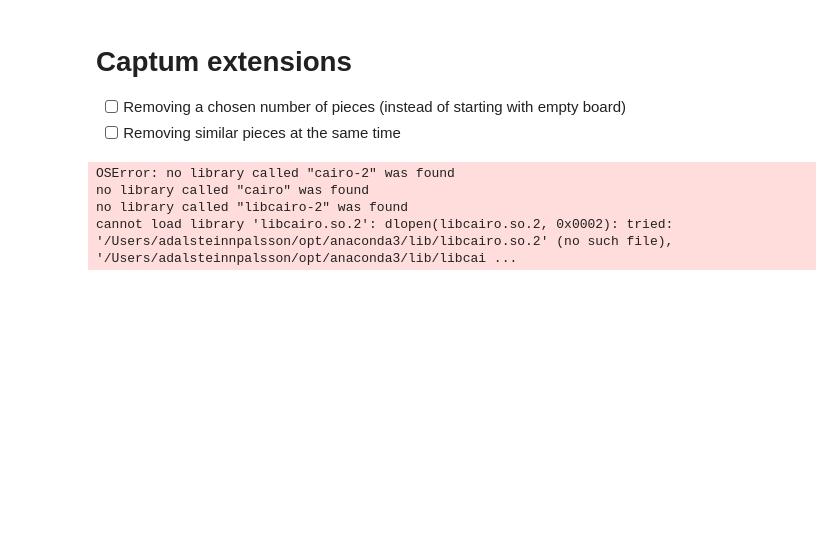
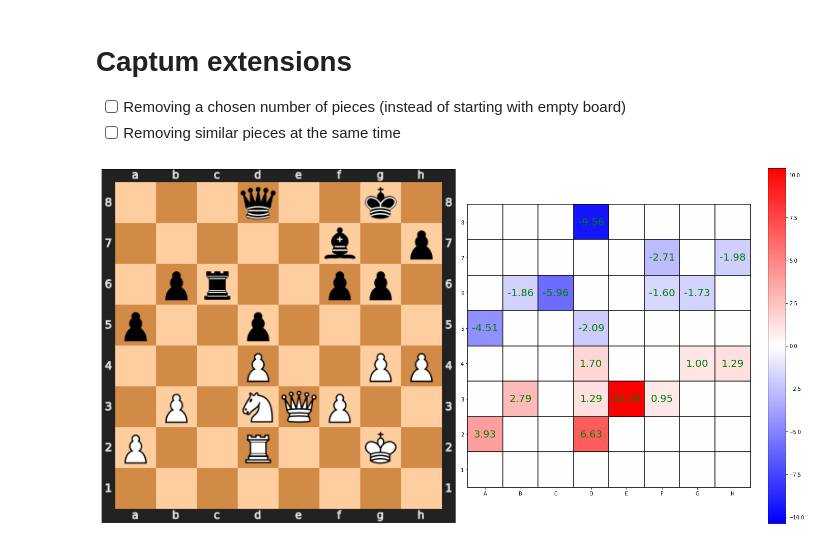
Before and after one commit to adalsteinnpals/stockfish_explain, a Jupyter notebook: captum_methods.ipynb, the cells around one changed output. Drawn from its saved outputs; the diff is of its cells as text; code cells hidden in the pictures; blank space fills up the shorter version.

```diff
--- a/captum_methods.ipynb
+++ b/captum_methods.ipynb
@@ -4,7 +4,6 @@
 - [ ] Removing a chosen number of pieces (instead of starting with empty board)
 - [ ] Removing similar pieces at the same time
 # %%
-import torch
 from captum.attr._core.shapley_value import *
 from captum._utils.common import (
     _expand_additional_forward_args,
@@ -21,6 +20,7 @@ from captum.attr._utils.common import (
     _format_input_baseline,
     _tensorize_baseline,
 )
+import pdb
 
 
 class NewSVS(ShapleyValueSampling):
@@ -69,7 +69,7 @@ class NewSVS(ShapleyValueSampling):
                 attr_progress = progress(
                     desc=f"{self.get_name()} attribution",
                     total=self._get_n_evaluations(
-                        total_features, n_samples, perturbations_per_eval
+                        min(num_pertub, total_features), n_samples, perturbations_per_eval
                     )
                     + 1,  # add 1 for the initial eval
                 )
@@ -93,7 +93,12 @@ class NewSVS(ShapleyValueSampling):
                 )
                 for input in inputs
             ]
-
+            total_iter_count = [
+                torch.zeros_like(
+                    input[0:1] if agg_output_mode else input, dtype=torch.float
+                )
+                for input in inputs
+            ]
             iter_count = 0
             # Iterate for number of samples, generate a permutation of the features
             # and evalute the incremental increase for each feature.
@@ -152,8 +157,13 @@ class NewSVS(ShapleyValueSampling):
                             current_eval_diff = current_eval_diff.reshape(
                                 (-1, num_examples) + (len(inputs[j].shape) - 1) * (1,)
                             )
+
                         total_attrib[j] += (
                             current_eval_diff * current_masks[j].float()
+                        ).sum(dim=0)
+
+                        total_iter_count[j] += (
+                            current_masks[j].float()
                         ).sum(dim=0)
                         #print(f'current_eval_diff: {current_eval_diff.item()}')
                         #print(total_attrib)
@@ -164,7 +174,7 @@ class NewSVS(ShapleyValueSampling):
             # Divide total attributions by number of random permutations and return
             # formatted attributions.
             attrib = tuple(
-                tensor_attrib_total / iter_count for tensor_attrib_total in total_attrib
+                tensor_attrib_total / _iter_count for (_iter_count, tensor_attrib_total) in zip(total_iter_count, total_attrib)
             )
             formatted_attr = _format_output(is_inputs_tuple, attrib)
         return formatted_attr
@@ -256,7 +266,7 @@ class NewSVS(ShapleyValueSampling):
 
 
 
-from utils import eval_class
+from utils import eval_class, plot_chess_board
 import matplotlib.pyplot as plt
 import chess
 import numpy as np
@@ -272,77 +282,39 @@ perturb_pieces = non_king_pieces
 color = None
 n_samples = 400
 method = 'shapley'
+num_pertub = 3
 
 board = chess.Board(fen_string)
 
 eval = eval_class(board, pertub_pieces=perturb_pieces, color=color)
 
 alg_svs = NewSVS(eval)
 
 mat = (
     alg_svs.new_attribute(
         eval.input,
         baselines=0,
         target=0,
         perturbations_per_eval=1,
         n_samples=n_samples,
         show_progress=True,
+        num_pertub = num_pertub,
     )
     .detach()
     .cpu()
     .numpy()
 )
 
 
 board_mat = np.zeros((8, 8))
 for i in range(mat.shape[1]):
     board_mat.ravel()[63 - eval.chosen_map_keys[i]] = mat[0, i]
 board_mat = np.fliplr(board_mat)
 
 fig, (ax1, ax2) = plt.subplots(ncols=2, figsize=(20, 10))
 
-max_abs_val = np.abs(board_mat).max()
-ax2_plot = ax2.imshow(board_mat, vmin=-max_abs_val, vmax=max_abs_val, cmap="bwr")
-
-ax2.hlines(
-    y=np.arange(0, 8) + 0.5,
-    xmin=np.full(8, 0) - 0.5,
-    xmax=np.full(8, 8) - 0.5,
-    color="black",
-)
-ax2.vlines(
-    x=np.arange(0, 8) + 0.5,
-    ymin=np.full(8, 0) - 0.5,
-    ymax=np.full(8, 8) - 0.5,
-    color="black",
-)
-ax2.set_xticks(list(range(8)))
-ax2.set_xticklabels(["A", "B", "C", "D", "E", "F", "G", "H"])
-ax2.set_yticks(list(range(8)))
-ax2.set_yticklabels(["8", "7", "6", "5", "4", "3", "2", "1"])
-
-#ax2.set_title(f"Method: {method}, Pieces: {include_pieces}, Value: {saliency['value'].item()}")
-
-plt.colorbar(ax2_plot, ax=ax2)
-
-for i in range(board_mat.shape[0]):
-    for j in range(board_mat.shape[1]):
-        c = board_mat[j, i]
-        if c != 0:
-            ax2.text(
-                i, j, f"{c:.2f}", va="center", ha="center", c="black", fontsize=20
-            )
-
-svg = chess.svg.board(board)
-img = cairosvg.svg2png(svg)
-img = Image.open(BytesIO(img))
-ax1_plot = ax1.imshow(img)
-ax1.set_xticks([])
-ax1.set_yticks([])
+plot_chess_board(board_mat, board,  ax1, ax2)
 
 plt.tight_layout()
 # %% [output]
-OSError: no library called "cairo-2" was found
-no library called "cairo" was found
-no library called "libcairo-2" was found
-cannot load library 'libcairo.so.2': dlopen(libcairo.so.2, 0x0002): tried: '/Users/adalsteinnpalsson/opt/anaconda3/lib/libcairo.so.2' (no such file), '/Users/adalsteinnpalsson/opt/anaconda3/lib/libcai ...
+[figure, added]
```
Also changed, not shown: 2 other files.
